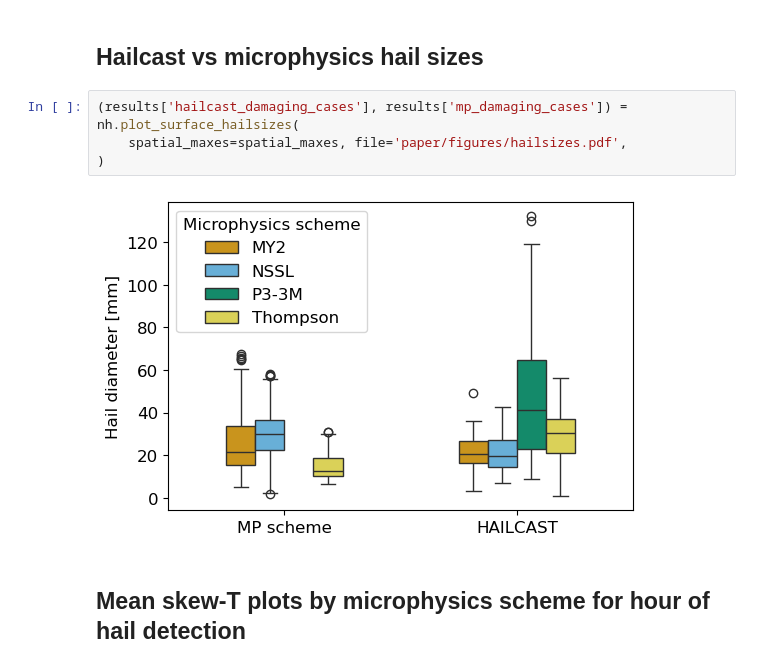
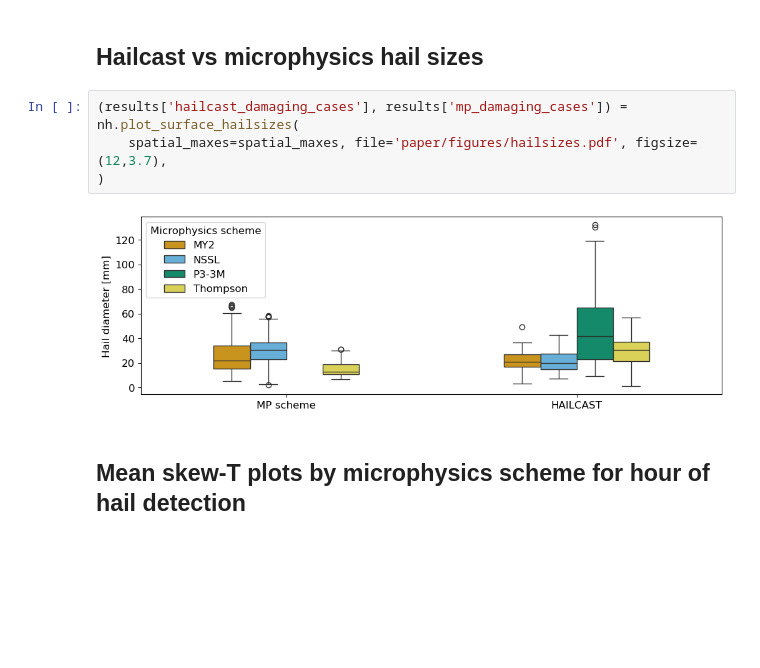
Before and after one commit to traupach/aus_tropics_hail, a Jupyter notebook: analysis/aus_tropics_hail.ipynb, the cells around one changed output. Drawn from its saved outputs; the diff is of its cells as text; blank space fills up the shorter version.

```diff
--- a/analysis/aus_tropics_hail.ipynb
+++ b/analysis/aus_tropics_hail.ipynb
@@ -274,10 +274,10 @@ nh.plot_hail_simulations(dat=spatial_means, ylim=(-23,-9), xlim=(116, 147), figs
 ## Hailcast vs microphysics hail sizes
 # %%
 (results['hailcast_damaging_cases'], results['mp_damaging_cases']) = nh.plot_surface_hailsizes(
-    spatial_maxes=spatial_maxes, file='paper/figures/hailsizes.pdf',
+    spatial_maxes=spatial_maxes, file='paper/figures/hailsizes.pdf', figsize=(12,3.7),
 )
 # %% [output]
-[figure, old version]
+[figure, new version]
 # %% [markdown]
 ## Mean skew-T plots by microphysics scheme for hour of hail detection
 # %%
```
Also changed, not shown: parts of 1 cell of this notebook, 1 other file.
